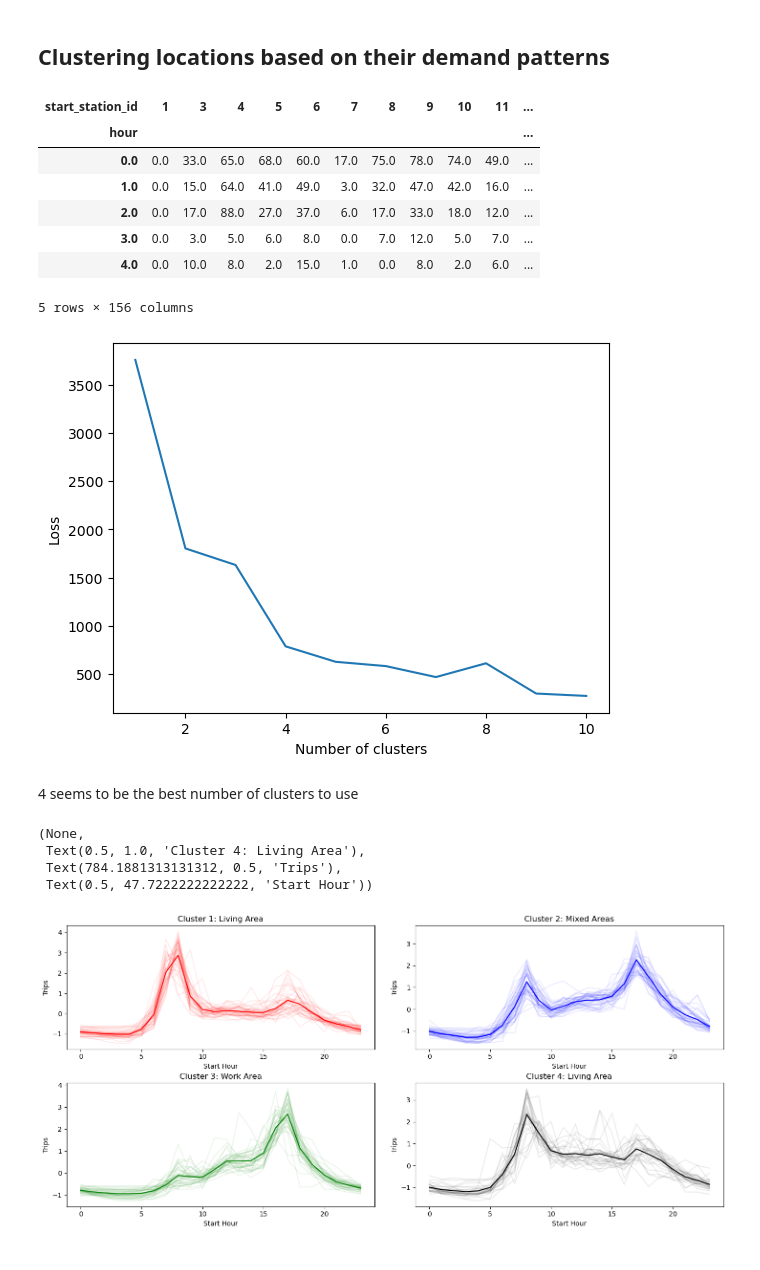
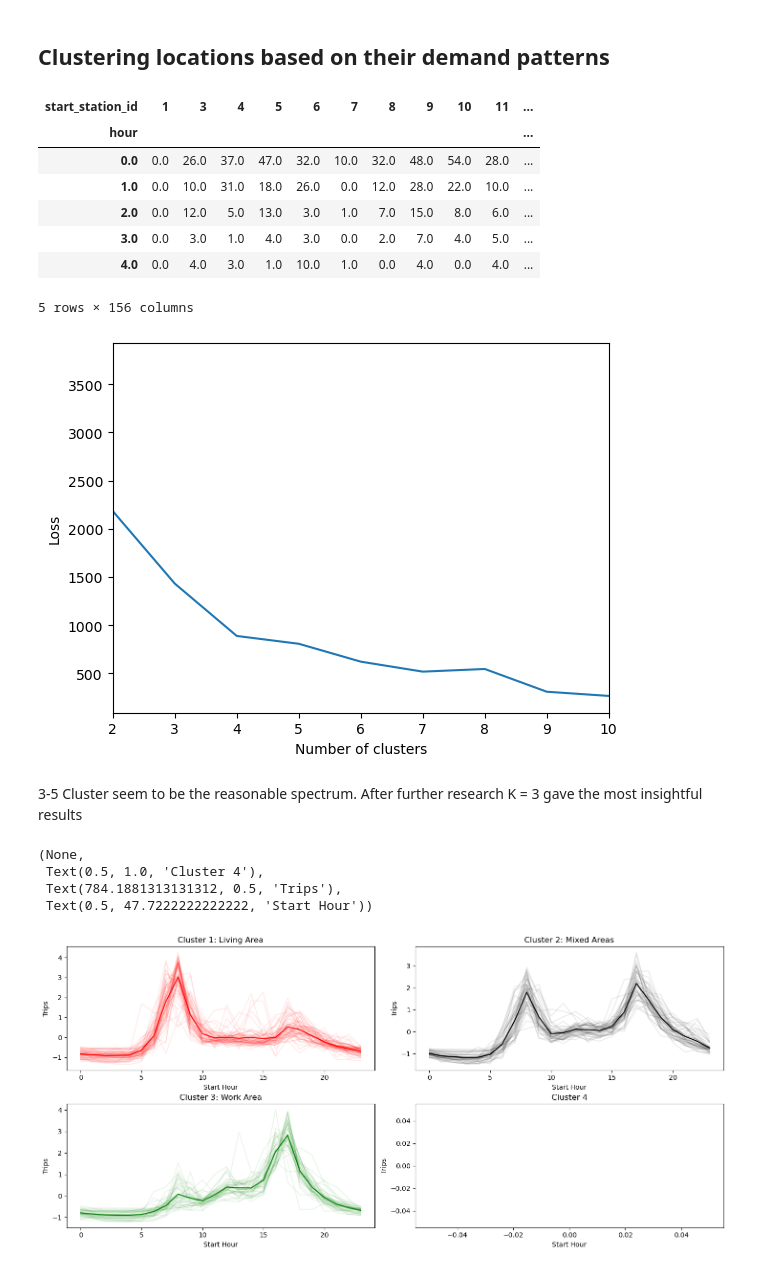
Before and after one commit to RavenRudi/AA_Group16, a Jupyter notebook: cluster_analysis.ipynb, the cells around one changed output. Drawn from its saved outputs; the diff is of its cells as text; code cells hidden in the pictures.

Commit message:
cluster

```diff
--- a/cluster_analysis.ipynb
+++ b/cluster_analysis.ipynb
@@ -277,8 +285,11 @@ The customer group shows also similar patterns, however they mostly use the bike
 #prepare dataframe
 df_preparation = df_boston[['start_station_id', "start_time"]].copy()
 df_preparation.loc[:,'hour'] = df_preparation['start_time'].apply( lambda x: x.hour + (x.minute/60))
+df_preparation.loc[:,"hour"] = df_preparation['hour'].apply(lambda x: np.trunc(x))
+df_preparation.loc[:,'weekday'] = df_preparation['start_time'].apply(lambda x: x.day_of_week)
 df_preparation = df_preparation.drop(['start_time'], axis = 1)
-df_preparation.loc[:,"hour"] = df_preparation['hour'].apply(lambda x: np.trunc(x))
+df_preparation = df_preparation[df_preparation['weekday'] < 5]
+#filter for weekdays not days on weekend so that the demand during the week gets not biased by weekend usage
 # %%
 #create dataframe with counts for trips at stations at each hour of the day and unstack to get full table
 df_stations = df_preparation.groupby(['hour', 'start_station_id']).size().unstack()
@@ -287,11 +298,11 @@ df_stations.head()
 # %% [output]
 | start_station_id | 1 | 3 | 4 | 5 | 6 | 7 | 8 | 9 | 10 | 11 | ... |
 | hour |  |  |  |  |  |  |  |  |  |  | ... |
-| 0.0 | 0.0 | 33.0 | 65.0 | 68.0 | 60.0 | 17.0 | 75.0 | 78.0 | 74.0 | 49.0 | ... |
-| 1.0 | 0.0 | 15.0 | 64.0 | 41.0 | 49.0 | 3.0 | 32.0 | 47.0 | 42.0 | 16.0 | ... |
-| 2.0 | 0.0 | 17.0 | 88.0 | 27.0 | 37.0 | 6.0 | 17.0 | 33.0 | 18.0 | 12.0 | ... |
-| 3.0 | 0.0 | 3.0 | 5.0 | 6.0 | 8.0 | 0.0 | 7.0 | 12.0 | 5.0 | 7.0 | ... |
-| 4.0 | 0.0 | 10.0 | 8.0 | 2.0 | 15.0 | 1.0 | 0.0 | 8.0 | 2.0 | 6.0 | ... |
+| 0.0 | 0.0 | 26.0 | 37.0 | 47.0 | 32.0 | 10.0 | 32.0 | 48.0 | 54.0 | 28.0 | ... |
+| 1.0 | 0.0 | 10.0 | 31.0 | 18.0 | 26.0 | 0.0 | 12.0 | 28.0 | 22.0 | 10.0 | ... |
+| 2.0 | 0.0 | 12.0 | 5.0 | 13.0 | 3.0 | 1.0 | 7.0 | 15.0 | 8.0 | 6.0 | ... |
+| 3.0 | 0.0 | 3.0 | 1.0 | 4.0 | 3.0 | 0.0 | 2.0 | 7.0 | 4.0 | 5.0 | ... |
+| 4.0 | 0.0 | 4.0 | 3.0 | 1.0 | 10.0 | 1.0 | 0.0 | 4.0 | 0.0 | 4.0 | ... |
 5 rows × 156 columns
 # %%
 #scale dataframe to avoid different weight caused by skewed data
@@ -300,19 +311,19 @@ stations_scaled, df_stations_scaled= scaling(df_stations)
 #calculate optimal amount of clusters
 k_optimal(stations_scaled, 10)
 # %% [output]
-[figure, old version]
+[figure, new version]
-# %% [markdown]
-4 seems to be the best number of clusters to use
+# %% [markdown]
+3-5 Cluster seem to be the reasonable spectrum. After further research K = 3 gave the most insightful results
 # %%
 #transpose data to apply k means method with hours as x axis and stations as y axis
 stations_scaled_trans = stations_scaled.transpose()
 df_stations_scaled_trans = df_stations_scaled.transpose()
 # %%
 #apply k means method
-means_stations = MiniBatchKMeans(n_clusters=4, random_state=42,init="k-means++")
+means_stations = MiniBatchKMeans(n_clusters=3, random_state=42,init="k-means++")
 means_stations.fit(stations_scaled_trans)
 
-numbers_stations = ['Living Area 1', 'Mixed Area', 'Working Area', 'Living Area 2']
+numbers_stations = ['Living Area ', 'Mixed Area', 'Working Area', 'Custer 4']
 
 #add cluster lables to the dataset
 df_stations_scaled_trans["cluster"] = means_stations.predict(stations_scaled_trans)
@@ -343,26 +354,26 @@ df_stations_four['average'] = df_stations_four.mean(numeric_only = True, axis =
 # %%
 #plot the results
 fig, ax = plt.subplots(nrows = 2, ncols = 2, figsize=(15,7))
 fig.tight_layout(pad = 3)
 
 df_stations_one.plot(ax=ax[0,0],color='red', alpha=0.08)
 df_stations_one["average"].plot(ax=ax[0,0],color='red', alpha=1)
 ax[0,0].get_legend().remove(), ax[0,0].set_title('Cluster 1: Living Area'), ax[0,0].set_ylabel('Trips'), ax[0,0].set_xlabel('Start Hour')
 
-df_stations_two.plot(ax=ax[0,1],color='blue', alpha=0.08)
-df_stations_two["average"].plot(ax=ax[0,1],color='blue', alpha=1)
+df_stations_two.plot(ax=ax[0,1],color='black', alpha=0.08)
+df_stations_two["average"].plot(ax=ax[0,1],color='black', alpha=1)
 ax[0,1].get_legend().remove(), ax[0,1].set_title('Cluster 2: Mixed Areas'), ax[0,1].set_ylabel('Trips'), ax[0,1].set_xlabel('Start Hour')
 
 df_stations_three.plot(ax=ax[1,0],color='green', alpha=0.08)
 df_stations_three["average"].plot(ax=ax[1,0],color='green', alpha=1)
 ax[1,0].get_legend().remove(), ax[1,0].set_title('Cluster 3: Work Area'), ax[1,0].set_ylabel('Trips'), ax[1,0].set_xlabel('Start Hour')
 
-df_stations_four.plot(ax=ax[1,1],color='black', alpha=0.08)
-df_stations_four["average"].plot(ax=ax[1,1],color='black', alpha=1)
-ax[1,1].get_legend().remove(), ax[1,1].set_title('Cluster 4: Living Area'), ax[1,1].set_ylabel('Trips'), ax[1,1].set_xlabel('Start Hour')
+df_stations_four.plot(ax=ax[1,1],color='blue', alpha=0.08)
+df_stations_four["average"].plot(ax=ax[1,1],color='blue', alpha=1)
+ax[1,1].get_legend().remove(), ax[1,1].set_title('Cluster 4'), ax[1,1].set_ylabel('Trips'), ax[1,1].set_xlabel('Start Hour')
 # %% [output]
 (None,
- Text(0.5, 1.0, 'Cluster 4: Living Area'),
+ Text(0.5, 1.0, 'Cluster 4'),
  Text(784.1881313131312, 0.5, 'Trips'),
  Text(0.5, 47.7222222222222, 'Start Hour'))
-[figure, old version]
+[figure, new version]
```
Also changed, not shown: parts of 10 cells of this notebook.
